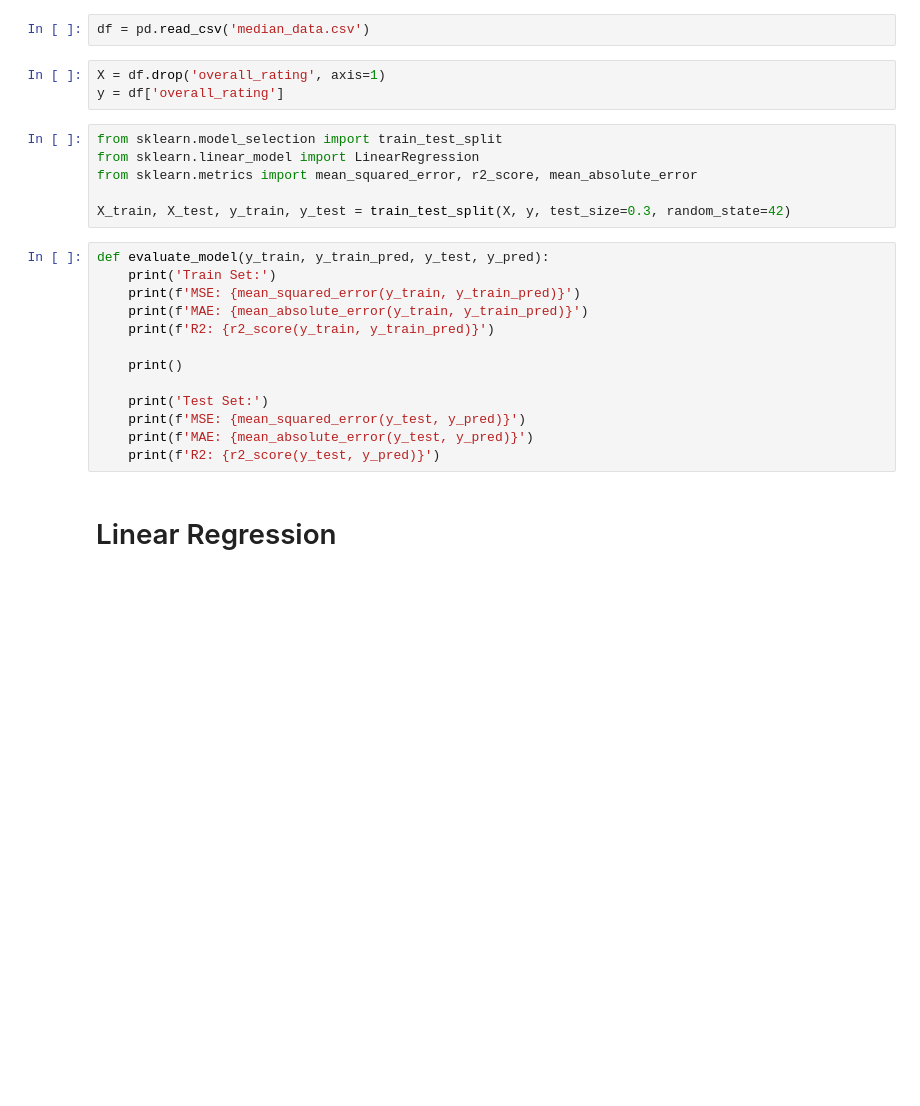
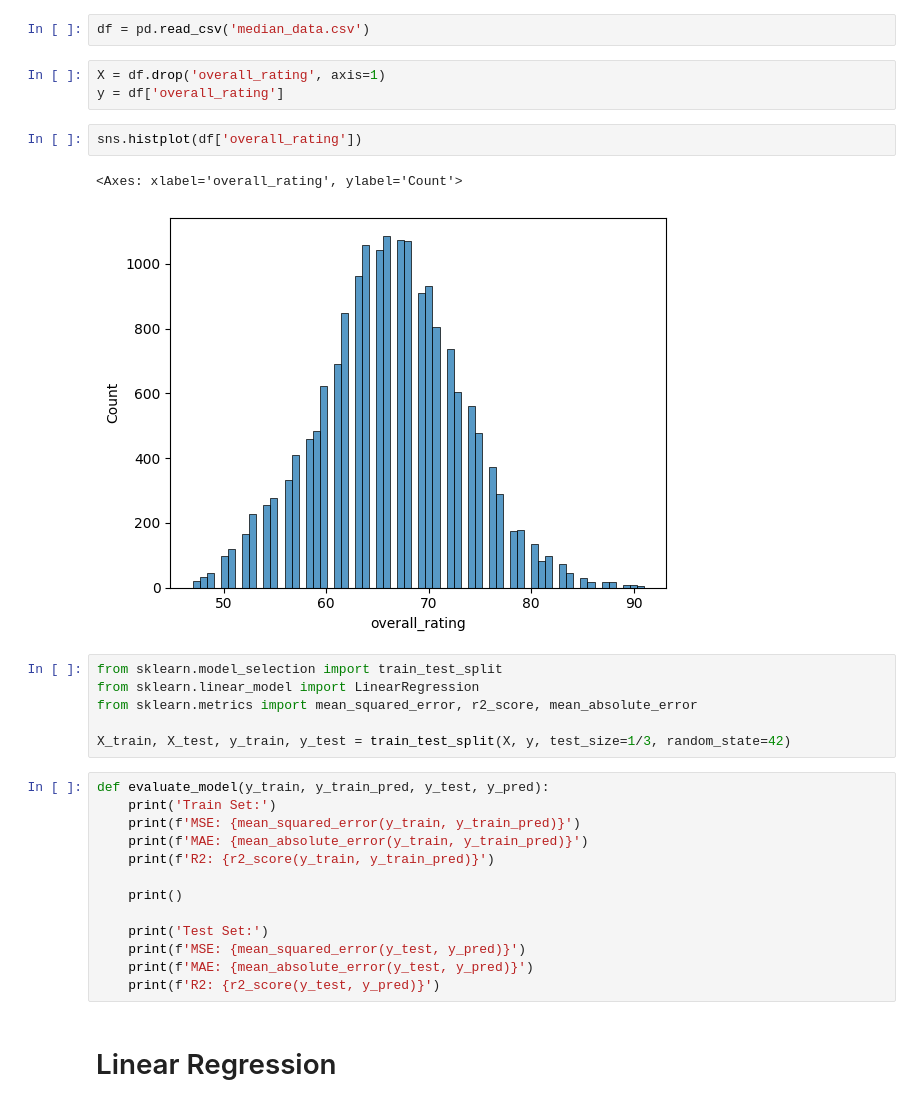
Before and after one commit to nttrung612/Football_Players_Rating_Prediction, a Jupyter notebook: lr.ipynb, the cells around one changed output. Drawn from its saved outputs; the diff is of its cells as text; blank space fills up the shorter version.

```diff
--- a/lr.ipynb
+++ b/lr.ipynb
@@ -5,12 +6,17 @@ df = pd.read_csv('median_data.csv')
 # %%
 X = df.drop('overall_rating', axis=1)
 y = df['overall_rating']
+# %%
+sns.histplot(df['overall_rating'])
+# %% [output]
+<Axes: xlabel='overall_rating', ylabel='Count'>
+[figure, added]
 # %%
 from sklearn.model_selection import train_test_split
 from sklearn.linear_model import LinearRegression
 from sklearn.metrics import mean_squared_error, r2_score, mean_absolute_error
 
-X_train, X_test, y_train, y_test = train_test_split(X, y, test_size=0.3, random_state=42)
+X_train, X_test, y_train, y_test = train_test_split(X, y, test_size=1/3, random_state=42)
 # %%
 def evaluate_model(y_train, y_train_pred, y_test, y_pred):
     print('Train Set:')
```
Also changed, not shown: parts of 22 cells of this notebook.
